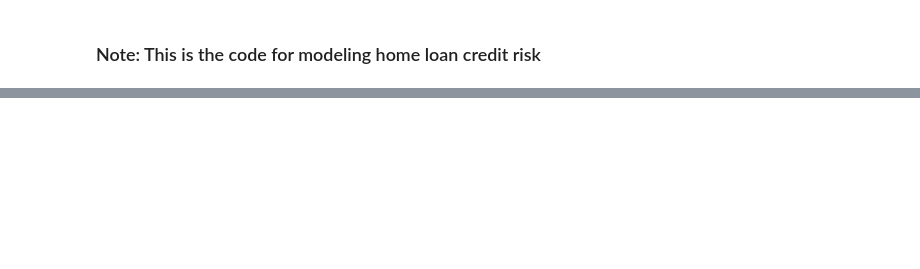
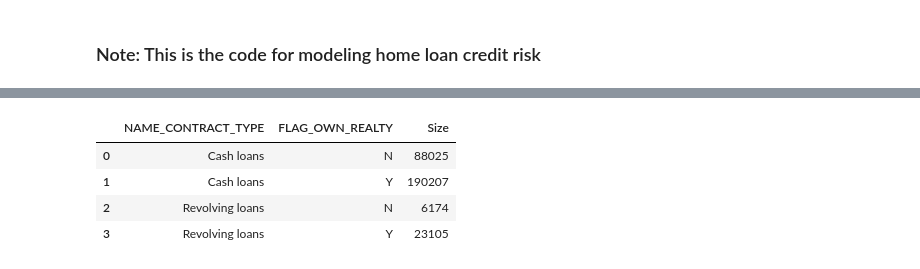
Before and after one commit to flyingpinkpig/LR_Competition, a Jupyter notebook: Credit_Risk.ipynb, the cells around one changed output, grey strips where cells are left out. Saved outputs shown, nothing was run; the diff lists cells and outputs as text; code cells hidden in the pictures; blank space fills up the shorter version.

```diff
--- a/Credit_Risk.ipynb
+++ b/Credit_Risk.ipynb
@@ -30,0 +96,8 @@ plt.show()
+# %%
+ID_Count1
+# %% [output]
+|  | NAME_CONTRACT_TYPE | FLAG_OWN_REALTY | Size |
+| 0 | Cash loans | N | 88025 |
+| 1 | Cash loans | Y | 190207 |
+| 2 | Revolving loans | N | 6174 |
+| 3 | Revolving loans | Y | 23105 |
```
Also changed, not shown: parts of 22 cells of this notebook, 1 other file.
